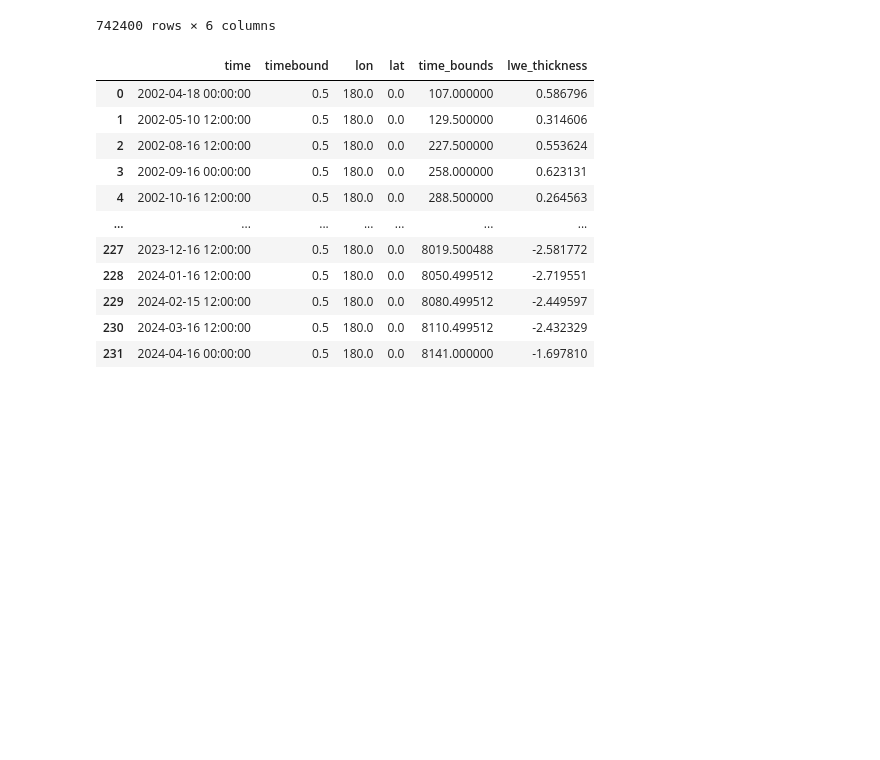
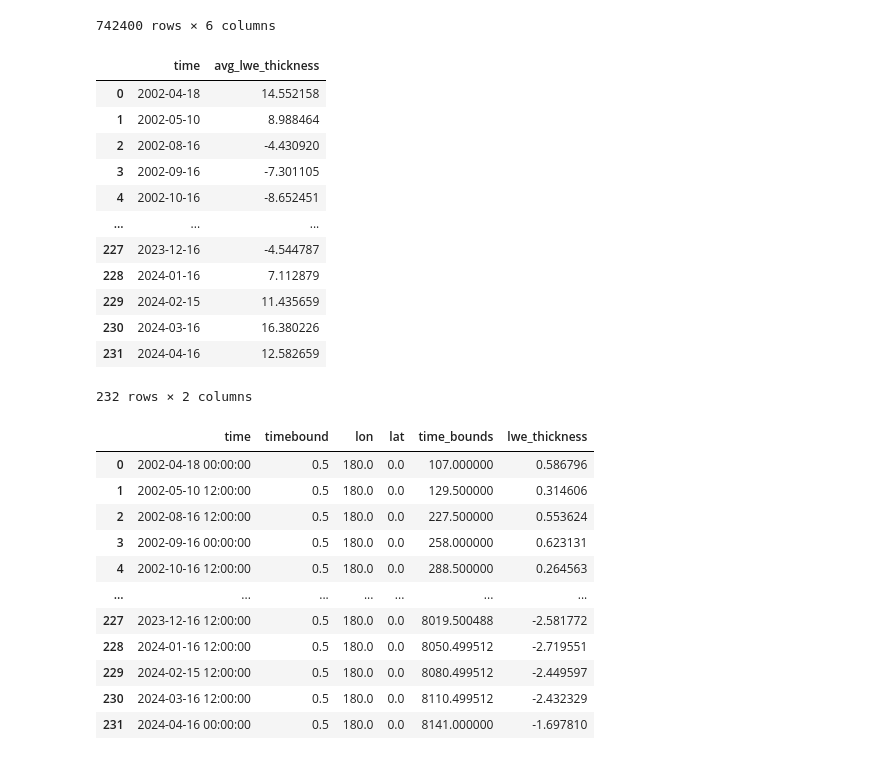
Before and after one commit to Ainard09/ai4ls_2_water_prediction, a Jupyter notebook: Task_2/CSR_GRACE.ipynb, the cells around one changed output. Saved outputs shown, nothing was run; the diff lists cells and outputs as text; code cells hidden in the pictures; blank space fills up the shorter version.

Commit message:
update grace notebook

```diff
--- a/Task_2/CSR_GRACE.ipynb
+++ b/Task_2/CSR_GRACE.ipynb
@@ -3,7 +3,7 @@ import pandas as pd
 import xarray as xr
 import numpy as np
 # %%
-ds = xr.open_dataset("data/CSR_GRACE_GRACE-FO_RL0602_Mascons_all-corrections.nc")
+ds = xr.open_dataset("/Users/azeez/water_prediction/ai4ls_2_water_prediction/data/CSR_GRACE_GRACE-FO_RL0602_Mascons_all-corrections.nc")
 ds
 # %% [output]
 <xarray.Dataset>
@@ -295,3 +293,37 @@ df_patch
+# %%
+# Convert the latitude to radian
+df_patch['lat_rad'] = np.radians(df_patch['lat'])
+
+# Calculate cosine weights
+df_patch['cosine_weight'] = np.cos(df_patch['lat_rad'])
+
+# Compute weighted sums and total weights
+df_patch['weighted_lwe'] = df_patch['lwe_thickness'] * df_patch['cosine_weight']
+
+# Group by 'time' and aggregate using sum
+grouped = df_patch.groupby('time').agg({'weighted_lwe': 'sum', 'cosine_weight': 'sum'})
+grouped['avg_lwe_thickness'] = grouped['weighted_lwe'] / grouped['cosine_weight']
+
+grouped.drop(["weighted_lwe", "cosine_weight"], axis=1, inplace=True)
+grouped.reset_index(inplace=True)
+grouped['time'] = pd.to_datetime(grouped['time'])
+grouped['time'] = grouped['time'].dt.date
+# %%
+grouped
+# %% [output]
+|  | time | avg_lwe_thickness |
+| 0 | 2002-04-18 | 14.552158 |
+| 1 | 2002-05-10 | 8.988464 |
+| 2 | 2002-08-16 | -4.430920 |
+| 3 | 2002-09-16 | -7.301105 |
+| 4 | 2002-10-16 | -8.652451 |
+| ... | ... | ... |
+| 227 | 2023-12-16 | -4.544787 |
+| 228 | 2024-01-16 | 7.112879 |
+| 229 | 2024-02-15 | 11.435659 |
+| 230 | 2024-03-16 | 16.380226 |
+| 231 | 2024-04-16 | 12.582659 |
+232 rows × 2 columns
 # %%
 df_agg = df.groupby("time").mean().reset_index()
 df_agg
```
Also changed, not shown: parts of 3 cells of this notebook.
